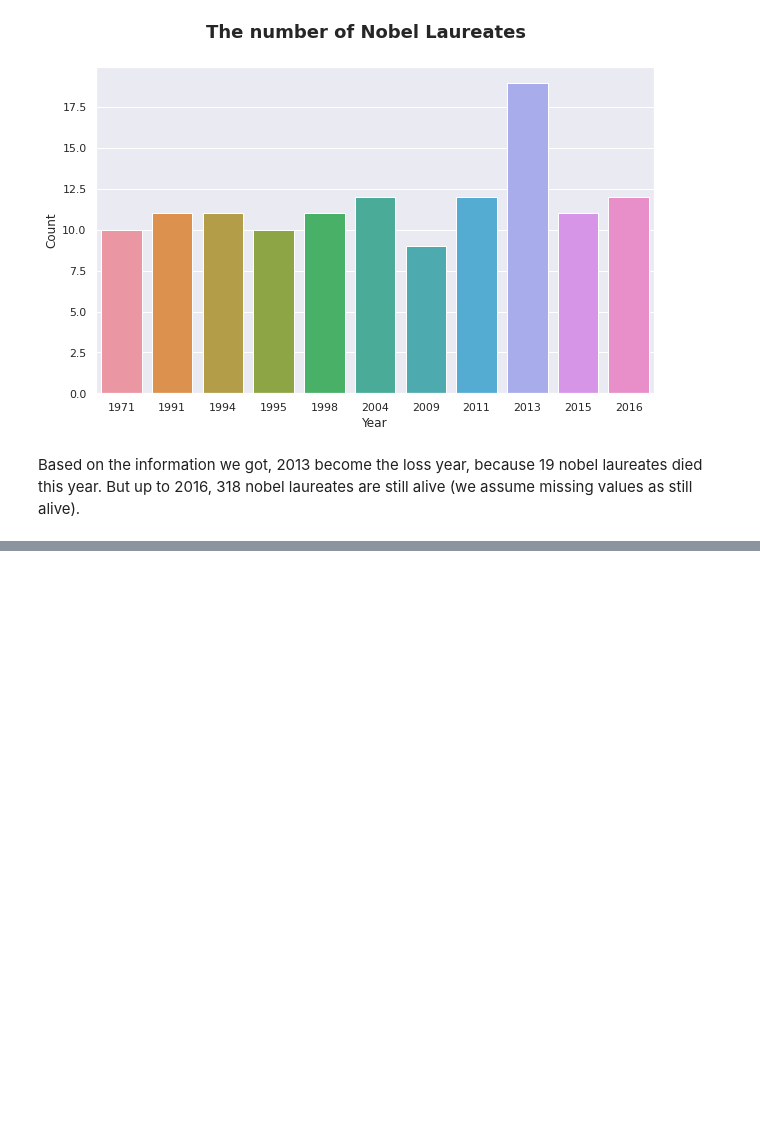
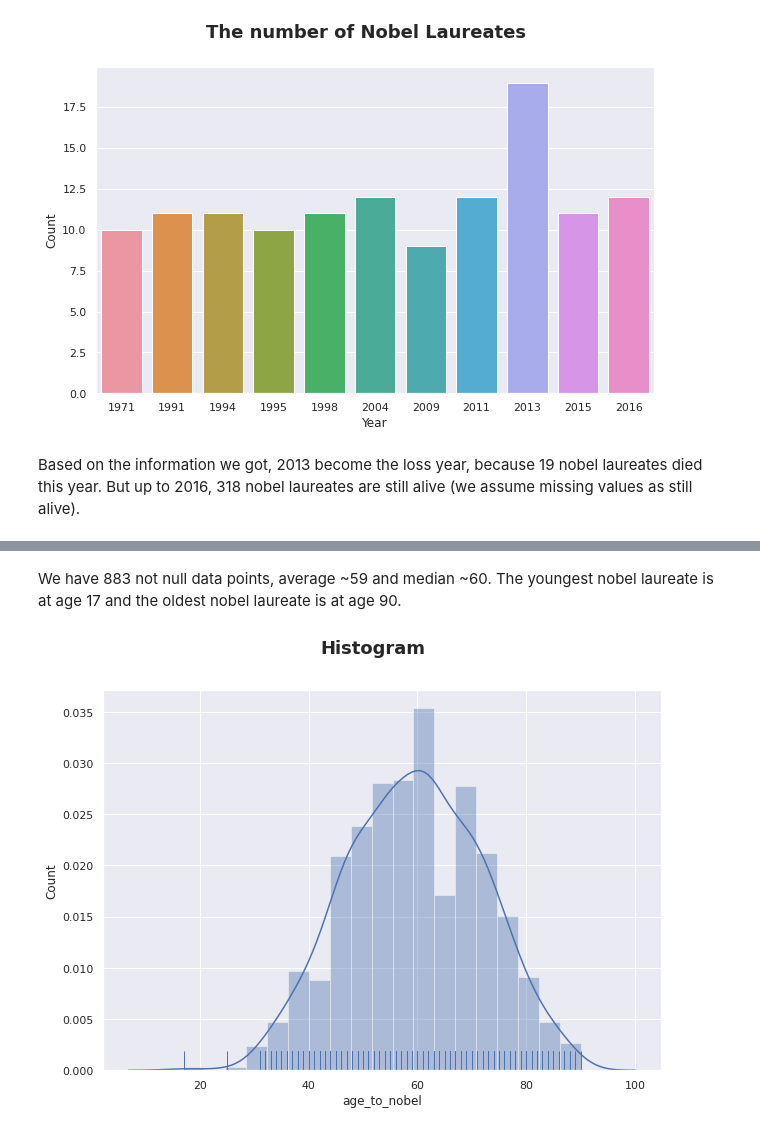
Before and after one commit to agusrichard/data-science-learning-projects, a Jupyter notebook: Nobel Prize Winners/exploratory_data_analysis.ipynb, the cells around one changed output, grey strips where cells are left out. Cells and saved outputs as stored; diff of their text form; code cells hidden in the pictures; blank space fills up the shorter version.

Commit message:
Final Nobel Prize EDA

```diff
--- a/Nobel Prize Winners/exploratory_data_analysis.ipynb
+++ b/Nobel Prize Winners/exploratory_data_analysis.ipynb
@@ -802,0 +807,4 @@ Based on the information we got, 2013 become the loss year, because 19 nobel lau
+# %%
+df['age_to_nobel'] = df['year'] - df['birth_date'].dt.year
+df['age_to_nobel'] = df['age_to_nobel'].fillna(-1).astype('int')
+df['age_to_nobel'].head()
@@ -802,0 +820,4 @@ Based on the information we got, 2013 become the loss year, because 19 nobel lau
+# %%
+# we just select the age_to_nobel which are not -1 (not the missing values)
+notnull_age_to_nobel = df[df['age_to_nobel'] != -1]['age_to_nobel']
+notnull_age_to_nobel.describe()
@@ -802,0 +834,10 @@ Based on the information we got, 2013 become the loss year, because 19 nobel lau
+# %% [markdown]
+We have 883 not null data points, average ~59 and median ~60. The youngest nobel laureate is at age 17 and the oldest nobel laureate is at age 90.
+# %%
+# histogram
+fig, ax = plt.subplots(figsize=[10, 7])
+sns.distplot(notnull_age_to_nobel, rug=True, ax=ax)
+ax.set(xlabel='age_to_nobel', ylabel='Count')
+fig.suptitle('Histogram', fontsize=18, fontweight='semibold');
+# %% [output]
+[figure, added]
```
Also changed, not shown: parts of 26 cells of this notebook.
